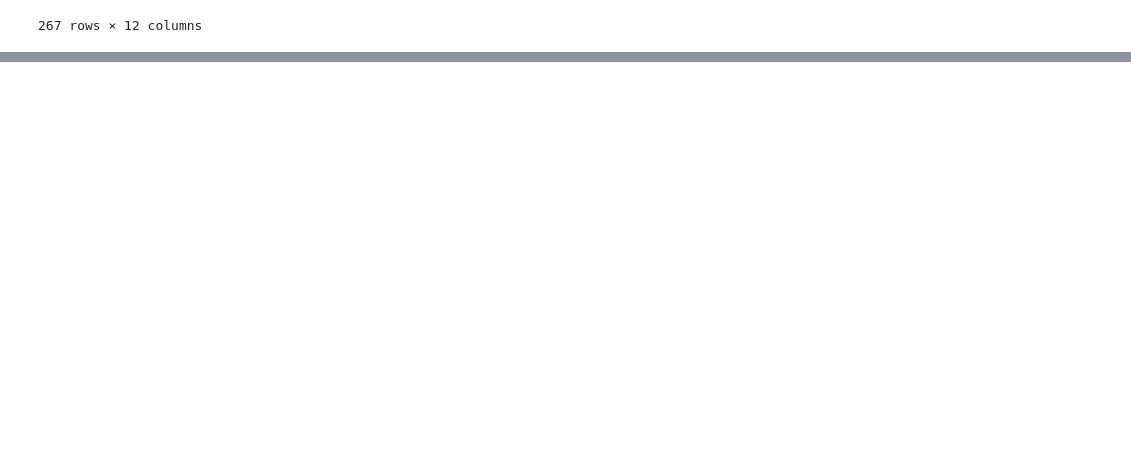
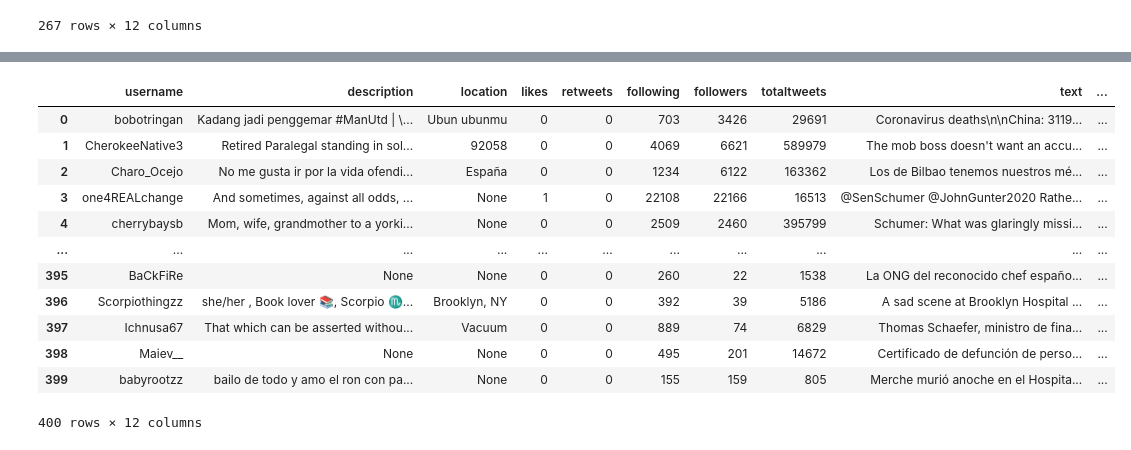
Before and after one commit to TiernonRR/LinearSemesterProject, a Jupyter notebook: GetTweets.ipynb, the cells around one changed output, grey strips where cells are left out. Drawn from its saved outputs; the diff is of its cells as text; code cells hidden in the pictures; blank space fills up the shorter version.

```diff
--- a/GetTweets.ipynb
+++ b/GetTweets.ipynb
@@ -150,3 +150,10 @@ df2
 267 rows × 12 columns
 # %%
 df2.to_csv("second_pull.csv")
+# %%
+dates = [["202003011200", "202003100000"], ["202003101200", "202003150000"], ["202003161200", "202003200000"], ["202003211200", "202003300000"]]
+# %%
+results = getResults(dates)
+# %%
+df3 = pd.DataFrame(results, columns=['username', 'description', 'location', 'likes','retweets', 'following',
+                               'followers', 'totaltweets', 'text', 'hashtags', 'date'])
@@ -152,0 +178,16 @@ df2.to_csv("second_pull.csv")
+# %%
+df3
+# %% [output]
+|  | username | description | location | likes | retweets | following | followers | totaltweets | text | ... |
+| 0 | bobotringan | Kadang jadi penggemar #ManUtd | \... | Ubun ubunmu | 0 | 0 | 703 | 3426 | 29691 | Coronavirus deaths\n\nChina: 3119... | ... |
+| 1 | CherokeeNative3 | Retired Paralegal standing in sol... | 92058 | 0 | 0 | 4069 | 6621 | 589979 | The mob boss doesn't want an accu... | ... |
+| 2 | Charo_Ocejo | No me gusta ir por la vida ofendi... | España | 0 | 0 | 1234 | 6122 | 163362 | Los de Bilbao tenemos nuestros mé... | ... |
+| 3 | one4REALchange | And sometimes, against all odds, ... | None | 1 | 0 | 22108 | 22166 | 16513 | @SenSchumer @JohnGunter2020 Rathe... | ... |
+| 4 | cherrybaysb | Mom, wife, grandmother to a yorki... | None | 0 | 0 | 2509 | 2460 | 395799 | Schumer: What was glaringly missi... | ... |
+| ... | ... | ... | ... | ... | ... | ... | ... | ... | ... | ... |
+| 395 | BaCkFiRe | None | None | 0 | 0 | 260 | 22 | 1538 | La ONG del reconocido chef españo... | ... |
+| 396 | Scorpiothingzz | she/her , Book lover 📚, Scorpio ♏... | Brooklyn, NY | 0 | 0 | 392 | 39 | 5186 | A sad scene at Brooklyn Hospital ... | ... |
+| 397 | Ichnusa67 | That which can be asserted withou... | Vacuum | 0 | 0 | 889 | 74 | 6829 | Thomas Schaefer, ministro de fina... | ... |
+| 398 | Maiev__ | None | None | 0 | 0 | 495 | 201 | 14672 | Certificado de defunción de perso... | ... |
+| 399 | babyrootzz | bailo de todo y amo el ron con pa... | None | 0 | 0 | 155 | 159 | 805 | Merche murió anoche en el Hospita... | ... |
+400 rows × 12 columns
```
Also changed, not shown: parts of 12 cells of this notebook, 3 other files.
